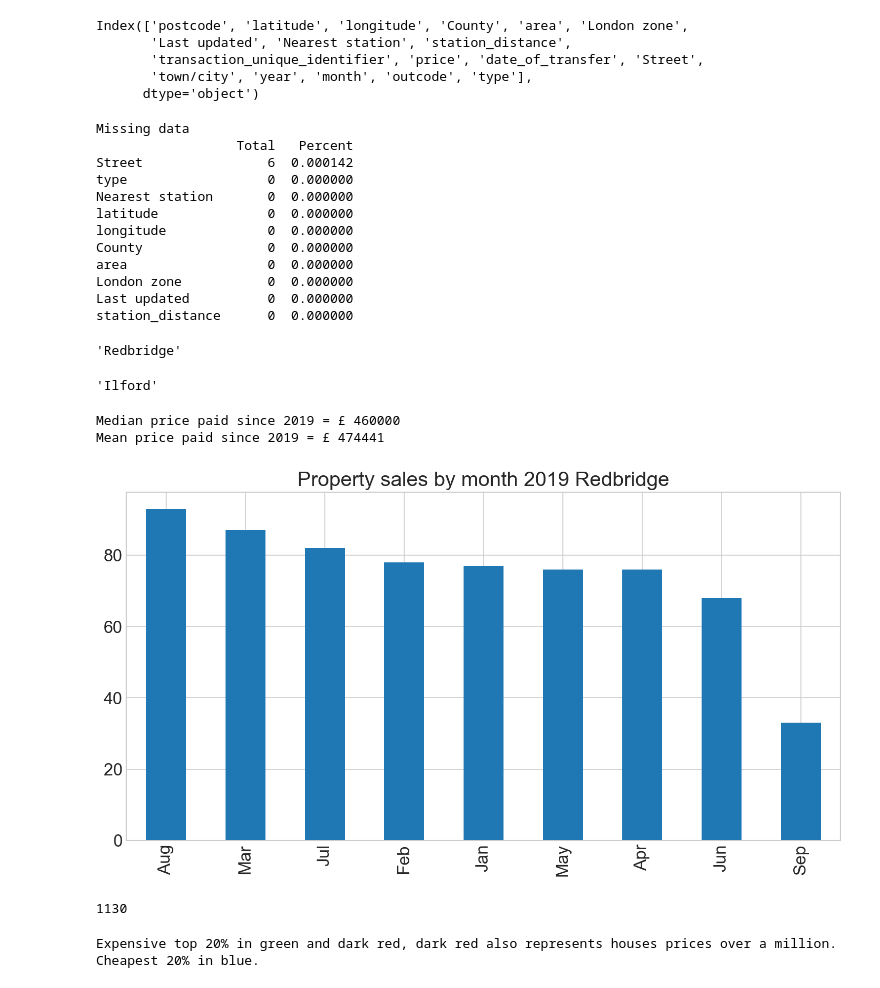
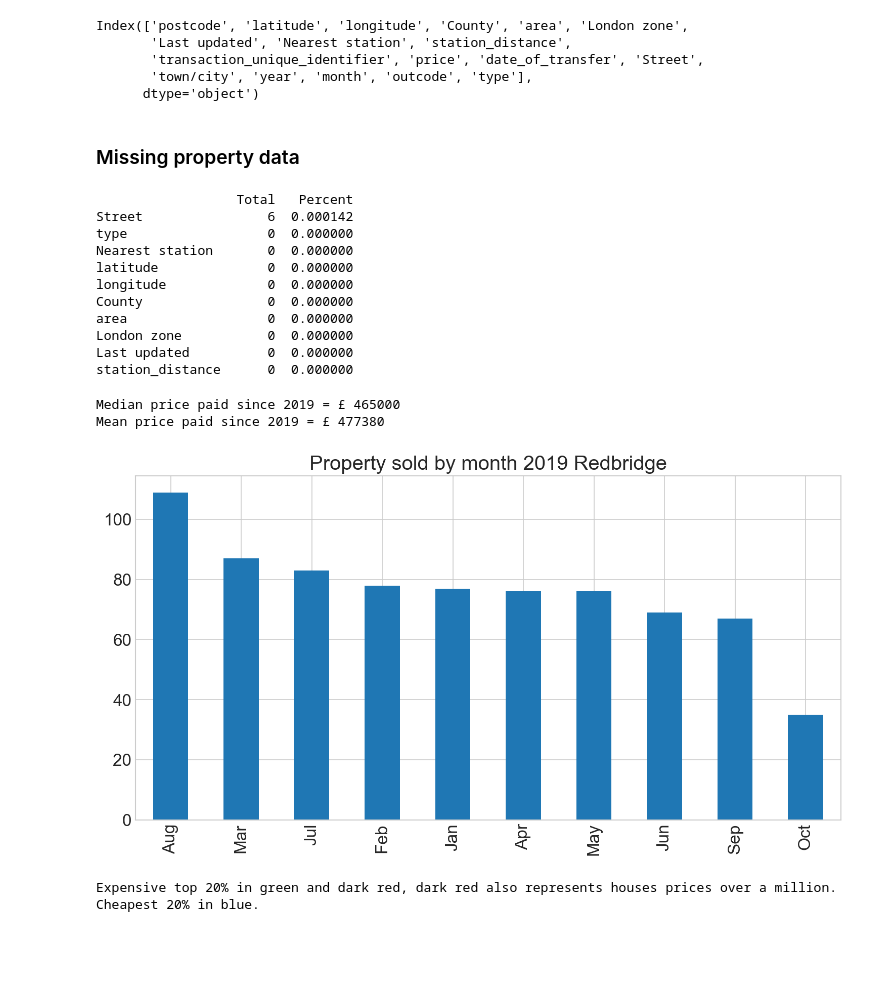
Before and after one commit to khalidhu/property_analysis, a Jupyter notebook: land_registry_data_Redbridge.ipynb, the cells around one changed output. Saved outputs shown, nothing was run; the diff lists cells and outputs as text; code cells hidden in the pictures; blank space fills up the shorter version.

```diff
--- a/land_registry_data_Redbridge.ipynb
+++ b/land_registry_data_Redbridge.ipynb
@@ -59,7 +75,7 @@ def trim_all_columns(df):
     """
     trimStrings = lambda x: x.strip() if type(x) is str else x
     df_out = df.applymap(trimStrings)
-    yield df_out
+    return df_out
 
 def set_property_type(df,lookup):
     """
@@ -71,7 +87,7 @@ def set_property_type(df,lookup):
     O: Other
     """
     df_out = df['property_type'].map(lookup)
-    yield df_out
+    return df_out
 
 def missig_data(data):
     """
@@ -93,16 +109,17 @@ def filter_data(df, from_date, to_date):
     """
     Return data for given dates
     """
-    df_out = data[(df['date_of_transfer'] >= from_date) & (df['date_of_transfer'] < to_date)]
+
+    df_out = df.loc[(df['date_of_transfer'] >= from_date) & (df['date_of_transfer'] < to_date)]
     return df_out
 
 def remove_null_rows(df, col):
     """
     Drop nulls rows
     """
-    out_df = df[df[col].notnull()]
+    out_df = df.loc[df[col].notnull()]
     out_df.reset_index(inplace = True, drop = True)
-    yield out_df
+    return out_df
 
 def query_latitude_longtitude(area):
     """
@@ -198,11 +226,11 @@ Index(['postcode', 'latitude', 'longitude', 'County', 'area', 'London zone',
        'transaction_unique_identifier', 'price', 'date_of_transfer', 'Street',
        'town/city', 'year', 'month', 'outcode', 'type'],
       dtype='object')
+# %% [markdown]
+### Missing property data
 # %%
-print('Missing data')
 print(missig_data(data).head(10))
 # %% [output]
-Missing data
                   Total   Percent
 Street                6  0.000142
 type                  0  0.000000
@@ -217,9 +245,6 @@ station_distance      0  0.000000
 # %%
 area = data['area'].unique()
 area = area[0]
-area
-# %% [output]
-'Redbridge'
 # %%
 
 def load_json_response(url):
@@ -241,22 +266,19 @@ def query_postcode_lon_lat(lon,lat):
 # %%
 city = data['town/city'].dropna().unique()
 city = ' '.join(city).capitalize()
-city
-# %% [output]
-'Ilford'
 # %%
 avg_start_date =date(date.today().year, 1, 1).strftime('%Y-%m-%d')
 avg = filter_data( data,avg_start_date, end_date)
 
-bar_title = "Property sales by month {0} {1}".format(avg_start_date[:4],area)
+bar_title = "Property sold by month {0} {1}".format(avg_start_date[:4],area)
 monthly_sales(avg).plot(x='date_of_transfer', kind='bar', title=bar_title)
 
 print('Median price paid since 2019 = £ %d' % np.median(avg['price']))
 print('Mean price paid since 2019 = £ %d' % np.mean(avg['price']))
 # %% [output]
-Median price paid since 2019 = £ 460000
-Mean price paid since 2019 = £ 474441
+Median price paid since 2019 = £ 465000
+Mean price paid since 2019 = £ 477380
-[figure, old version]
+[figure, new version]
 # %%
 df = filter_data(data, start_date, end_date)
 twenty_percent = int(20/100 *len(df))
@@ -269,9 +291,6 @@ df_cheap = df.sort_values(by=['price'], ascending=True).head(twenty_percent)
 df_cheap['cost'] = 'Cheap'
 # %%
 df = pd.concat([df_expensive, df_cheap], sort=False, ignore_index=True)
-len(df)
-# %% [output]
-1130
 # %%
 def plot_sales_price(df):
     # generate a new map latitude,longtitude
```
Also changed, not shown: parts of 20 cells of this notebook, 1 other file.
